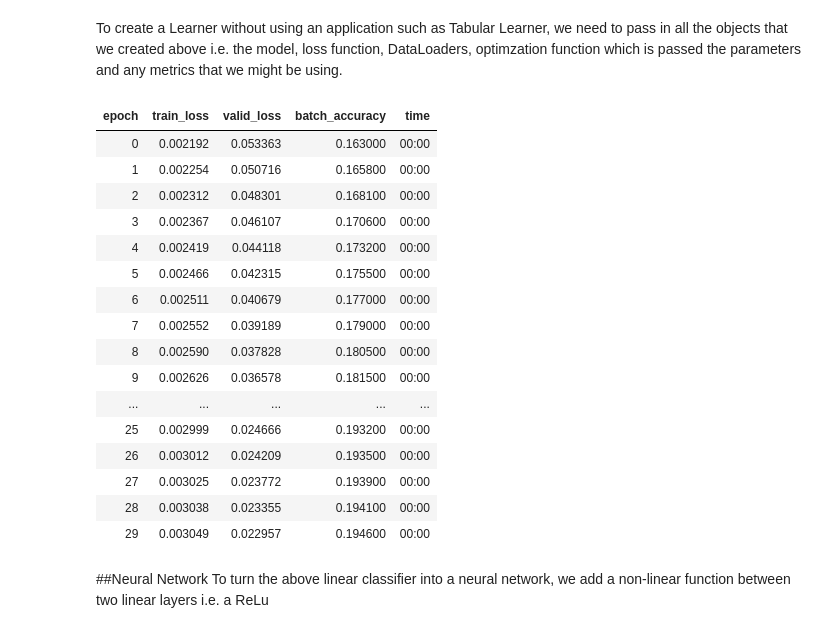
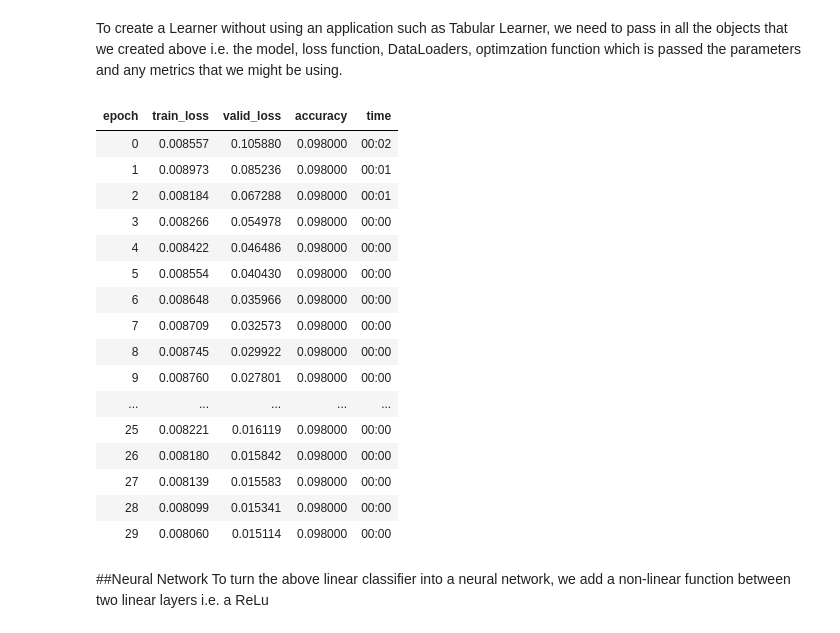
Before and after one commit to rubanzasilva/mnist_basics, a Jupyter notebook: Copy_of_mnist_full_ds_checkpoint.ipynb, the cells around one changed output. Saved outputs shown, nothing was run; the diff lists cells and outputs as text; code cells hidden in the pictures.

```diff
--- a/Copy_of_mnist_full_ds_checkpoint.ipynb
+++ b/Copy_of_mnist_full_ds_checkpoint.ipynb
@@ -397,27 +415,27 @@ dls = DataLoaders(dl, valid_dl)
 # %% [markdown]
   To create a Learner without using an application such as Tabular Learner, we need to pass in all the objects that we created above i.e. the model, loss function, DataLoaders, optimzation function which is passed the parameters and any metrics that we might be using.
 # %%
-learn = Learner(dls, nn.Linear(28*28,1), opt_func=SGD, loss_func=mnist_loss, metrics=batch_accuracy)
+learn = Learner(dls, nn.Linear(28*28,1), opt_func=SGD, loss_func=mnist_loss, metrics=accuracy)
 # %%
-learn.fit(30, lr=lr)
+learn.fit(30, 0.1)
 # %% [output]
-| epoch | train_loss | valid_loss | batch_accuracy | time |
-| 0 | 0.002192 | 0.053363 | 0.163000 | 00:00 |
-| 1 | 0.002254 | 0.050716 | 0.165800 | 00:00 |
-| 2 | 0.002312 | 0.048301 | 0.168100 | 00:00 |
-| 3 | 0.002367 | 0.046107 | 0.170600 | 00:00 |
-| 4 | 0.002419 | 0.044118 | 0.173200 | 00:00 |
-| 5 | 0.002466 | 0.042315 | 0.175500 | 00:00 |
-| 6 | 0.002511 | 0.040679 | 0.177000 | 00:00 |
-| 7 | 0.002552 | 0.039189 | 0.179000 | 00:00 |
-| 8 | 0.002590 | 0.037828 | 0.180500 | 00:00 |
-| 9 | 0.002626 | 0.036578 | 0.181500 | 00:00 |
+| epoch | train_loss | valid_loss | accuracy | time |
+| 0 | 0.008557 | 0.105880 | 0.098000 | 00:02 |
+| 1 | 0.008973 | 0.085236 | 0.098000 | 00:01 |
+| 2 | 0.008184 | 0.067288 | 0.098000 | 00:01 |
+| 3 | 0.008266 | 0.054978 | 0.098000 | 00:00 |
+| 4 | 0.008422 | 0.046486 | 0.098000 | 00:00 |
+| 5 | 0.008554 | 0.040430 | 0.098000 | 00:00 |
+| 6 | 0.008648 | 0.035966 | 0.098000 | 00:00 |
+| 7 | 0.008709 | 0.032573 | 0.098000 | 00:00 |
+| 8 | 0.008745 | 0.029922 | 0.098000 | 00:00 |
+| 9 | 0.008760 | 0.027801 | 0.098000 | 00:00 |
 | ... | ... | ... | ... | ... |
-| 25 | 0.002999 | 0.024666 | 0.193200 | 00:00 |
-| 26 | 0.003012 | 0.024209 | 0.193500 | 00:00 |
-| 27 | 0.003025 | 0.023772 | 0.193900 | 00:00 |
-| 28 | 0.003038 | 0.023355 | 0.194100 | 00:00 |
-| 29 | 0.003049 | 0.022957 | 0.194600 | 00:00 |
+| 25 | 0.008221 | 0.016119 | 0.098000 | 00:00 |
+| 26 | 0.008180 | 0.015842 | 0.098000 | 00:00 |
+| 27 | 0.008139 | 0.015583 | 0.098000 | 00:00 |
+| 28 | 0.008099 | 0.015341 | 0.098000 | 00:00 |
+| 29 | 0.008060 | 0.015114 | 0.098000 | 00:00 |
 # %% [markdown]
 ##Neural Network
 To turn the above linear classifier into a neural network, we add a non-linear function between two linear layers i.e. a ReLu
```
Also changed, not shown: parts of 5 cells of this notebook.
